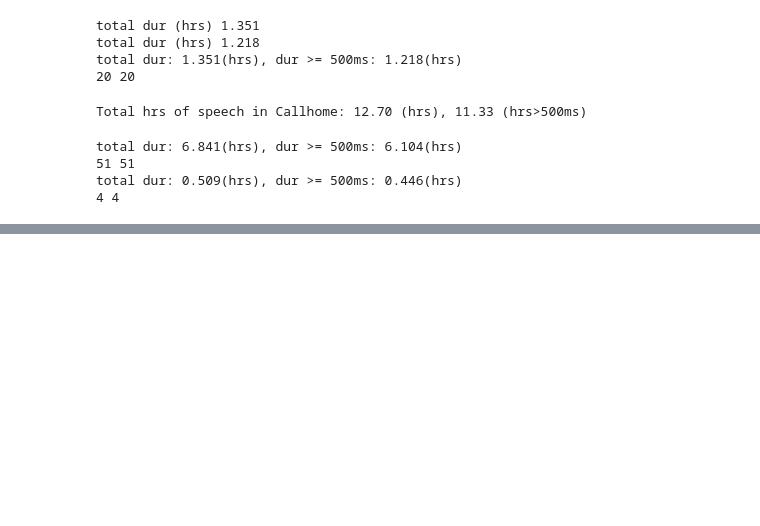
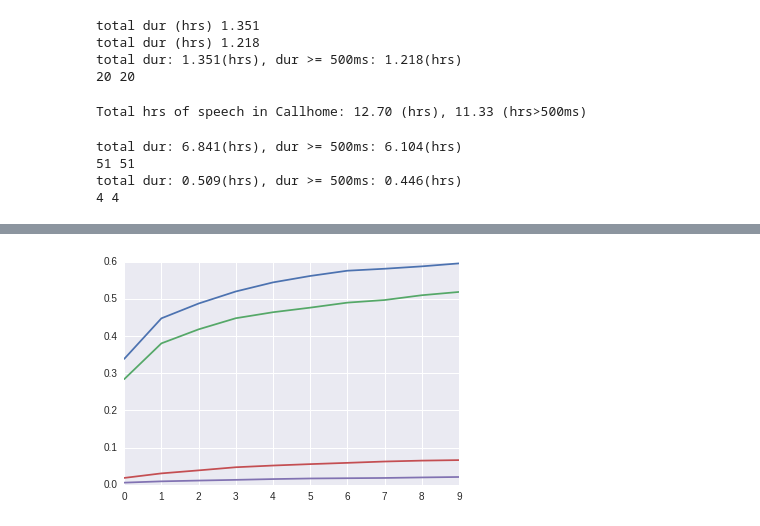
Before and after one commit to 0xSameer/speech_patterns, a Jupyter notebook: visualize_utd.ipynb, the cells around one changed output, grey strips where cells are left out. Drawn from its saved outputs; the diff is of its cells as text; code cells hidden in the pictures; blank space fills up the shorter version.

```diff
--- a/visualize_utd.ipynb
+++ b/visualize_utd.ipynb
@@ -764,0 +803,5 @@ len(eval_dict), eval_dict[:2]
+# %%
+for r_vals in r_dev[:]:
+    plt.plot(r_vals)
+# %% [output]
+[figure, added]
```
Also changed, not shown: parts of 10 cells of this notebook, 4 other files.
